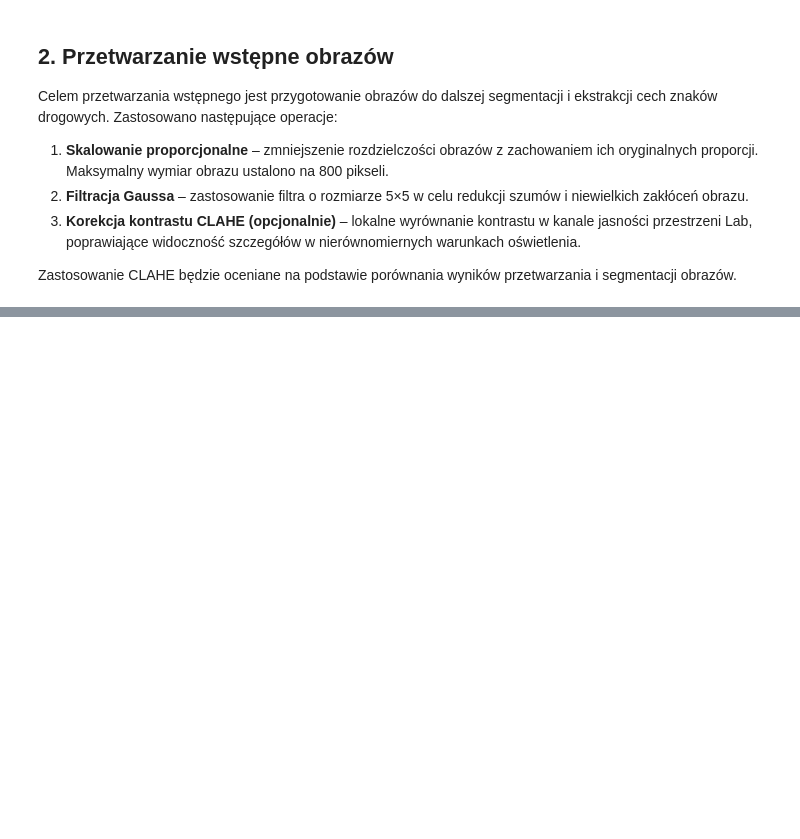
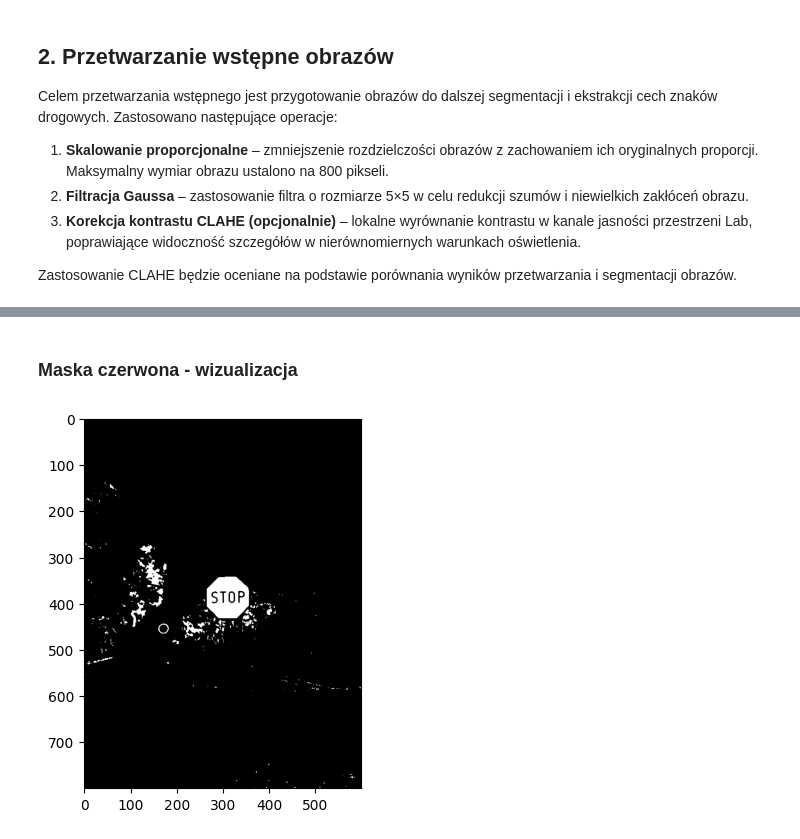
Before and after one commit to DobryCzlowiekDobryKodzik/Traffic-Sign-Recognition, a Jupyter notebook: notebooks/etap_2.ipynb, the cells around one changed output, grey strips where cells are left out. Cells and saved outputs as stored; diff of their text form; code cells hidden in the pictures; blank space fills up the shorter version.

```diff
--- a/notebooks/etap_2.ipynb
+++ b/notebooks/etap_2.ipynb
@@ -184,0 +226,12 @@ for i in przetworzone:
+# %% [markdown]
+### Maska czerwona - wizualizacja
+# %%
+maska1 = cv2.inRange(hsv[0], dolna_czerwien1, gorna_czerwien1)
+maska2 = cv2.inRange(hsv[0], dolna_czerwien2, gorna_czerwien2)
+
+maska_czerwona = cv2.bitwise_or(maska1, maska2)
+
+plt.imshow(maska_czerwona, cmap="gray")
+plt.show()
+# %% [output]
+[figure, added]
```
Also changed, not shown: parts of 19 cells of this notebook.
